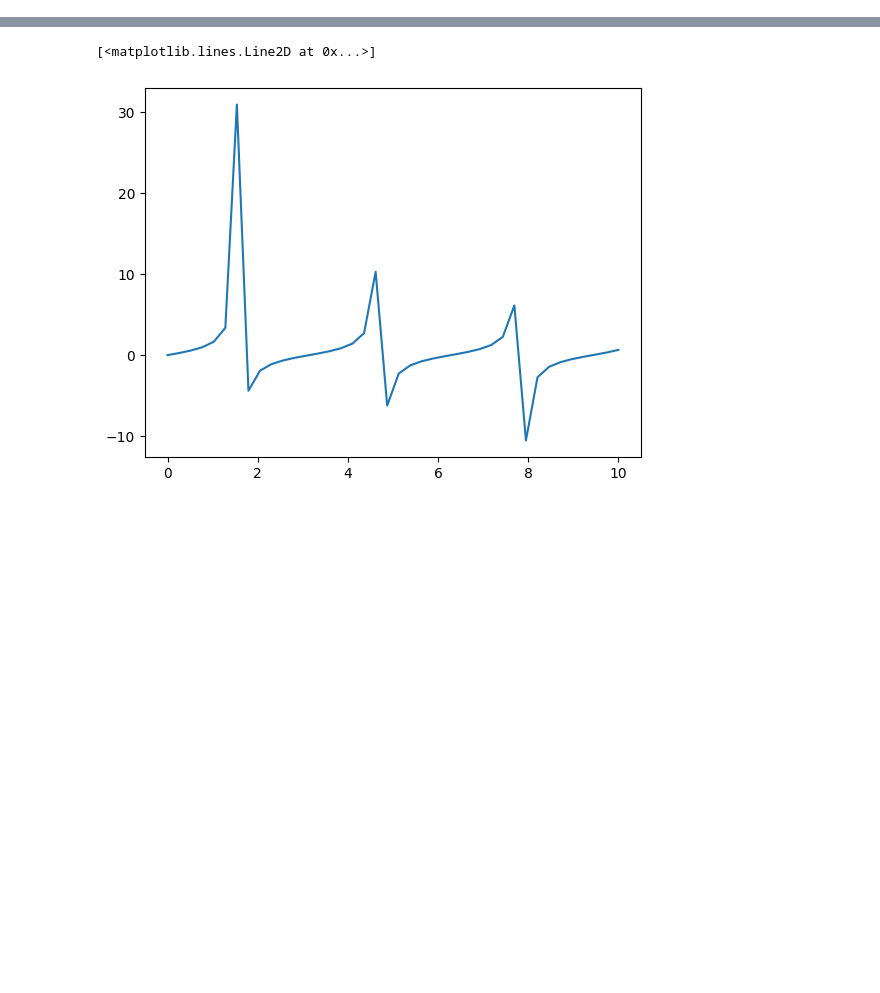
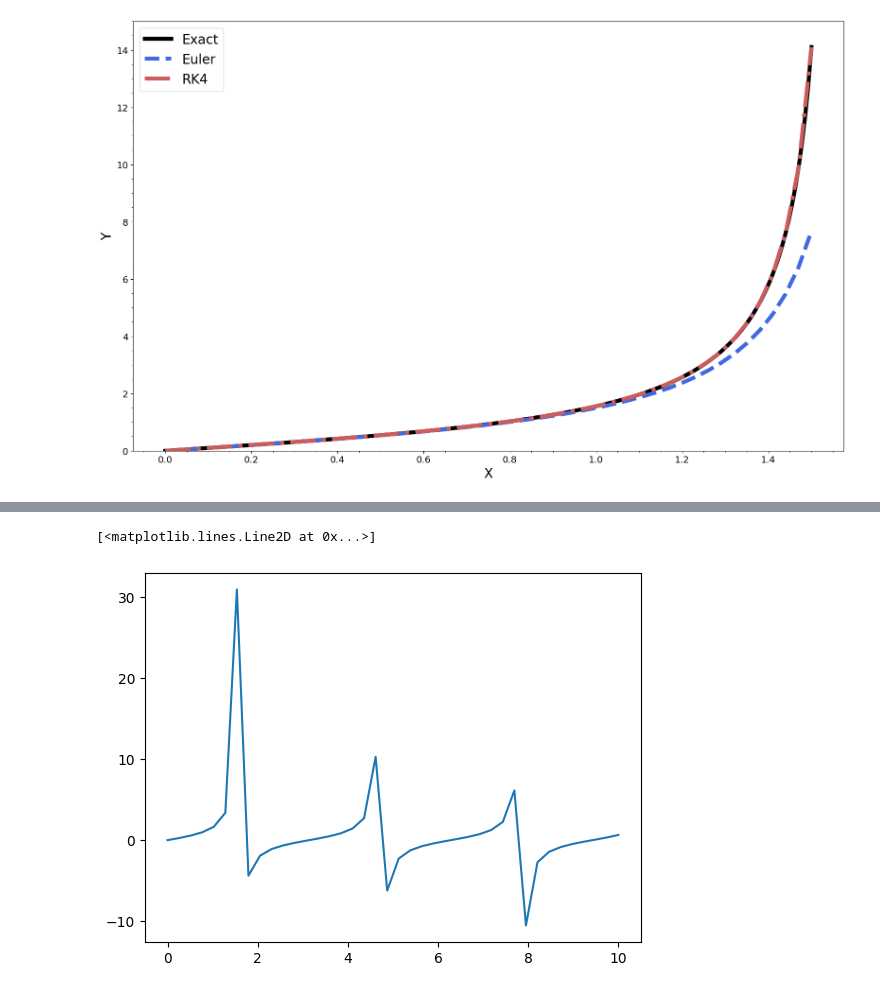
Before and after one commit to Astro-CMalhas/Computational-Astronomy, a Jupyter notebook: HW_03_Numerical_Intg.ipynb, the cells around one changed output, grey strips where cells are left out. Drawn from its saved outputs; the diff is of its cells as text; code cells hidden in the pictures; blank space fills up the shorter version.

Commit message:
Added plot for Q1

```diff
--- a/HW_03_Numerical_Intg.ipynb
+++ b/HW_03_Numerical_Intg.ipynb
@@ -25,0 +22,82 @@ def TanFunc (x):
+# %%
+#Problem 1, solving dy/dx = y**2+1 (should have exact soln of tan(x))
+
+ARRR1 = []
+BRRR1 = []
+
+def prob1func (x,y):
+  return (y**2) +1
+
+#for i in range (10):
+  #print (prob1func(0,i))
+
+def TanFunc (x):
+  y = np.tan(x)
+  return y
+
+def EulerTest(x0, y0, xn, n):
+    h = (xn - x0) / n
+    ARRR1, BRRR1 = [x0], [y0]
+
+    # Simple Euler step
+    for i in range(n):
+        y0 += h * prob1func(x0, y0)
+        x0 += h
+        ARRR1.append(x0)
+        BRRR1.append(y0)
+
+    return ARRR1, BRRR1
+def RKtest(x0, y0, xn, n):
+    h = (xn - x0) / n
+    ARRR1, BRRR1 = [x0], [y0]
+
+    for i in range(n):
+        k1 = h * prob1func(x0, y0)
+        k2 = h * prob1func(x0 + h/2, y0 + k1/2)
+        k3 = h * prob1func(x0 + h/2, y0 + k2/2)
+        k4 = h * prob1func(x0 + h, y0 + k3)
+
+        k = (k1 + 2*k2 + 2*k3 + k4) / 6
+        y0 = y0 + k
+        x0 = x0 + h
+
+        ARRR1.append(x0)
+        BRRR1.append(y0)
+
+    return ARRR1, BRRR1
+
+#result1 = RKtest(0,1,10,100)
+#the solution is 2nd item in the array (or the [1] ojbject in array)
+print (result1[1])
+
+#print ((ARRR1,BRRR1))
+#plt.plot(ARRR1,BRRR1)
+
+
+#x0 is the
+x0, y0 = 0.0, 0.0
+xn = 1.5
+n = 50
+
+x_euler, y_euler = EulerTest(x0, y0, xn, n)
+x_rk, y_rk = RKtest(x0, y0, xn, n)
+
+x_exact = np.linspace(x0, xn, 200)
+y_exact = TanFunc(x_exact)
+
+fig, ax = plt.subplots(figsize=(16, 10))
+
+ax.plot(x_exact, y_exact, 'k-', linewidth=6, label='Exact')
+ax.plot(x_euler, y_euler, color='#4169E1', linestyle='--', linewidth=6, label='Euler')
+ax.plot(x_rk, y_rk, color='#CD5C5C', linestyle='-.', linewidth=6, label='RK4')
+
+ax.set_ylim(0, 15)
+ax.legend(loc='upper left', fontsize = 20)
+plt.xticks(fontsize=14)
+plt.yticks(fontsize=14)
+plt.minorticks_on()
+plt.xlabel("X", fontsize=20)
+plt.ylabel("Y", fontsize=20)
+plt.tight_layout()
+plt.show()
+# %% [output]
@@ -25,0 +105 @@ def TanFunc (x):
+[figure, added]
```
Also changed, not shown: parts of 6 cells of this notebook.
